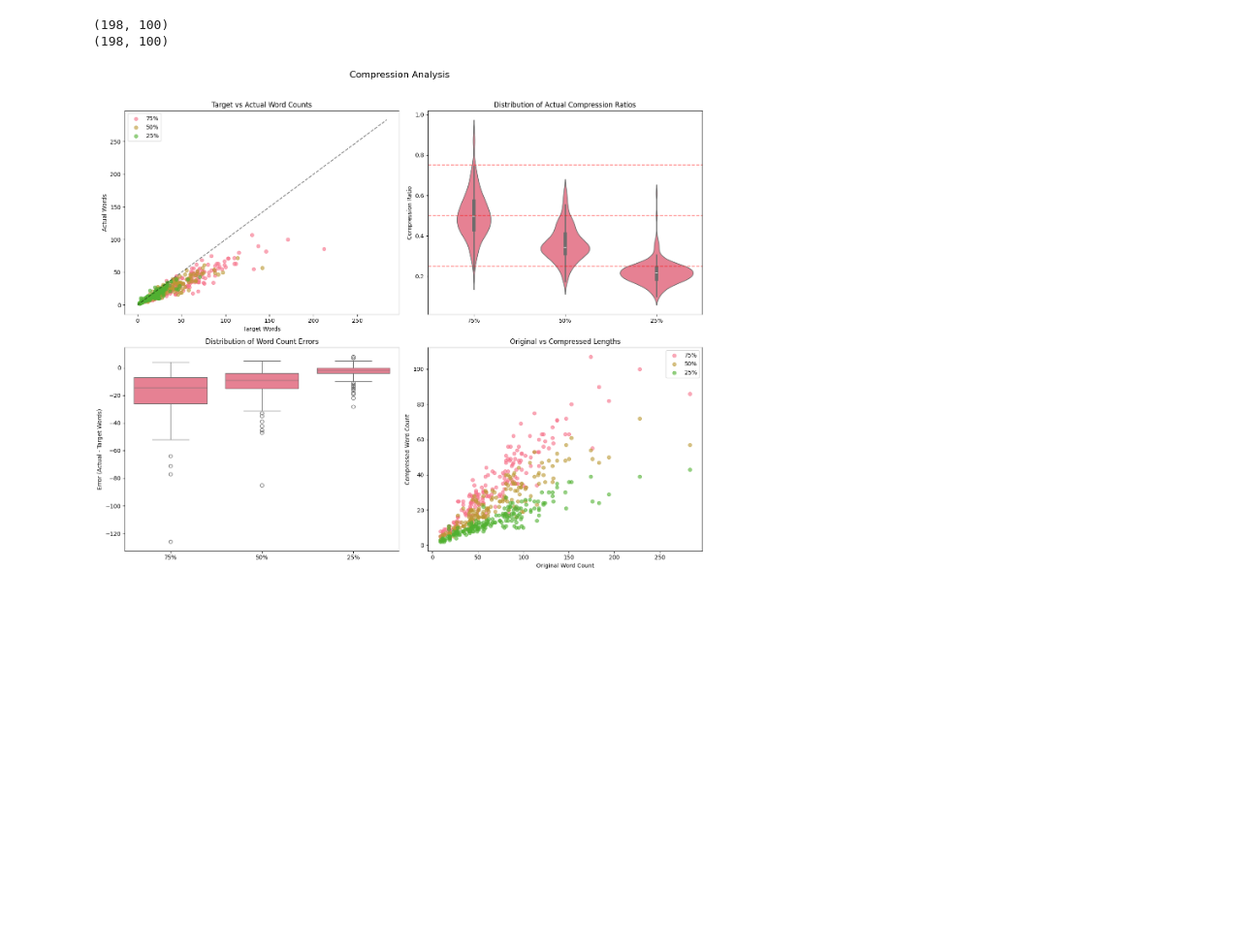
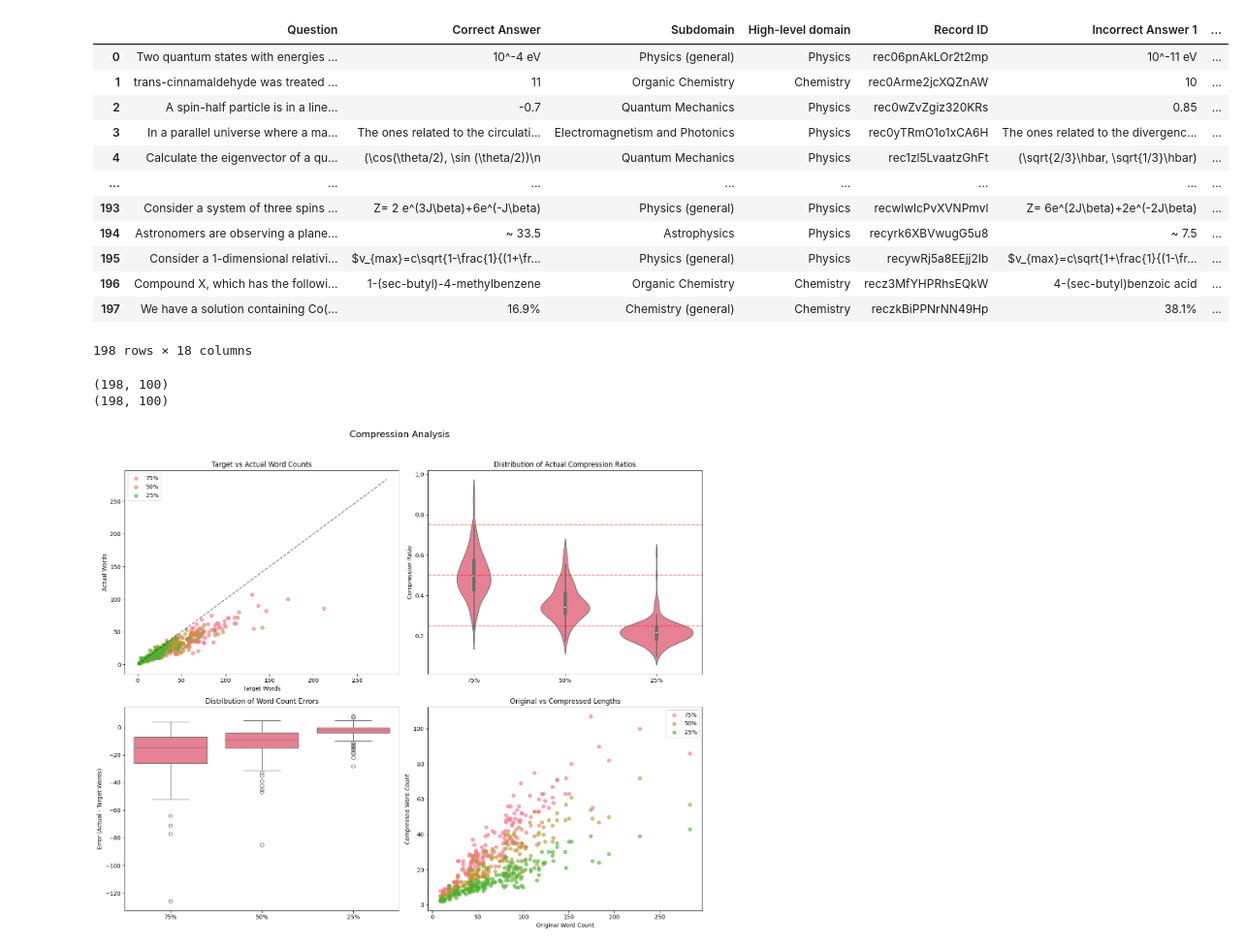
Before and after one commit to Bryan6734/SPAR-final, a Jupyter notebook: scripts/explorer.ipynb, the cells around one changed output. Shown at 97% size. Saved outputs shown, nothing was run; the diff lists cells and outputs as text; code cells hidden in the pictures; blank space fills up the shorter version.

```diff
--- a/scripts/explorer.ipynb
+++ b/scripts/explorer.ipynb
@@ -1,26 +1,42 @@
 # %%
 import pandas as pd
 import matplotlib.pyplot as plt
 import seaborn as sns
 from pathlib import Path
 
 # Load the data
 df = pd.read_csv('../datasets/gpqa_diamond_compressed_2.csv')
 
 
 
 # For each row, give the question, and then the number of words in each compression
 
 
 df = df[['Question', 'Correct Answer', 'Subdomain', 'High-level domain', 'Record ID', 'Incorrect Answer 1', 'Incorrect Answer 2',
        'Incorrect Answer 3', 'original_word_count', 'compression_75', 'compression_75_word_count',
        'compression_75_target_words', 'compression_50',
        'compression_50_word_count', 'compression_50_target_words',
        'compression_25', 'compression_25_word_count',
        'compression_25_target_words']]
 
 
-df.to_csv('../datasets/compressions.csv', index=False)
+# df.to_csv('../datasets/compressions.csv', index=False)
+
+df
+# %% [output]
+|  | Question | Correct Answer | Subdomain | High-level domain | Record ID | Incorrect Answer 1 | ... |
+| 0 | Two quantum states with energies ... | 10^-4 eV | Physics (general) | Physics | rec06pnAkLOr2t2mp | 10^-11 eV | ... |
+| 1 | trans-cinnamaldehyde was treated ... | 11 | Organic Chemistry | Chemistry | rec0Arme2jcXQZnAW | 10 | ... |
+| 2 | A spin-half particle is in a line... | -0.7 | Quantum Mechanics | Physics | rec0wZvZgiz320KRs | 0.85 | ... |
+| 3 | In a parallel universe where a ma... | The ones related to the circulati... | Electromagnetism and Photonics | Physics | rec0yTRmO1o1xCA6H | The ones related to the divergenc... | ... |
+| 4 | Calculate the eigenvector of a qu... | (\cos(\theta/2), \sin (\theta/2))\n | Quantum Mechanics | Physics | rec1zl5LvaatzGhFt | (\sqrt{2/3}\hbar, \sqrt{1/3}\hbar) | ... |
+| ... | ... | ... | ... | ... | ... | ... | ... |
+| 193 | Consider a system of three spins ... | Z= 2 e^(3J\beta)+6e^(-J\beta) | Physics (general) | Physics | recwlwlcPvXVNPmvl | Z= 6e^(2J\beta)+2e^(-2J\beta) | ... |
+| 194 | Astronomers are observing a plane... | ~ 33.5 | Astrophysics | Physics | recyrk6XBVwugG5u8 | ~ 7.5 | ... |
+| 195 | Consider a 1-dimensional relativi... | $v_{max}=c\sqrt{1-\frac{1}{(1+\fr... | Physics (general) | Physics | recywRj5a8EEjj2Ib | $v_{max}=c\sqrt{1+\frac{1}{(1-\fr... | ... |
+| 196 | Compound X, which has the followi... | 1-(sec-butyl)-4-methylbenzene | Organic Chemistry | Chemistry | recz3MfYHPRhsEQkW | 4-(sec-butyl)benzoic acid | ... |
+| 197 | We have a solution containing Co(... | 16.9% | Chemistry (general) | Chemistry | reczkBiPPNrNN49Hp | 38.1% | ... |
+198 rows × 18 columns
 # %%
 # Filter questions where one of the compression questions is na or empty or nan
 
```
Also changed, not shown: 38 other files.
